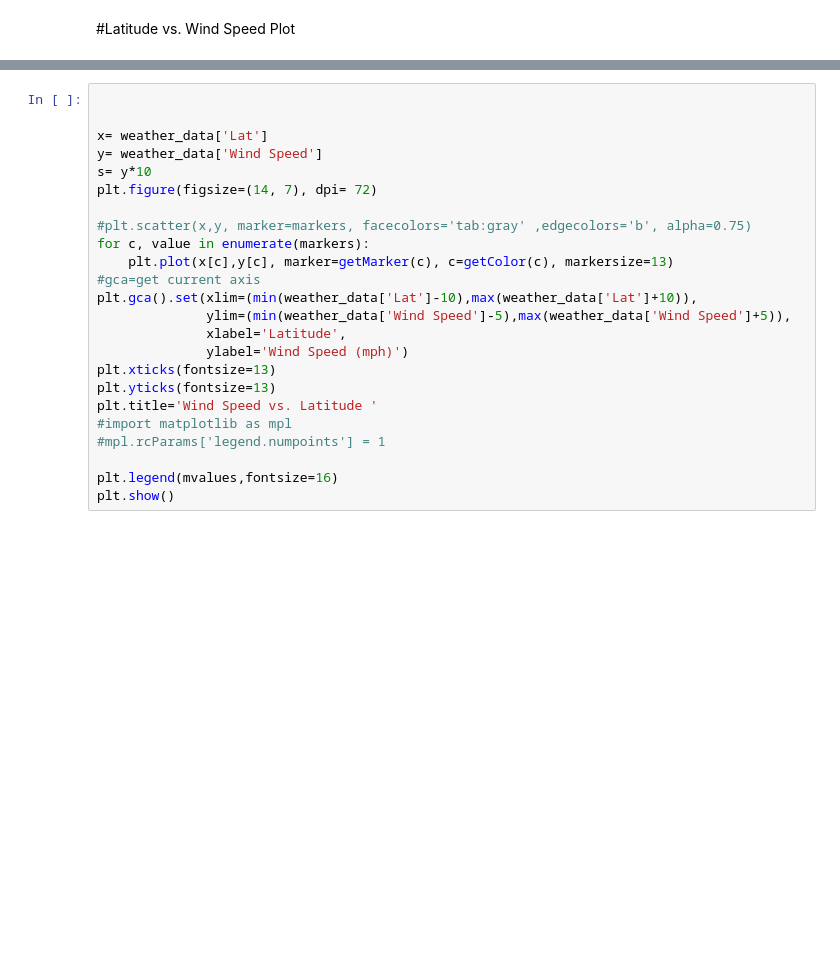
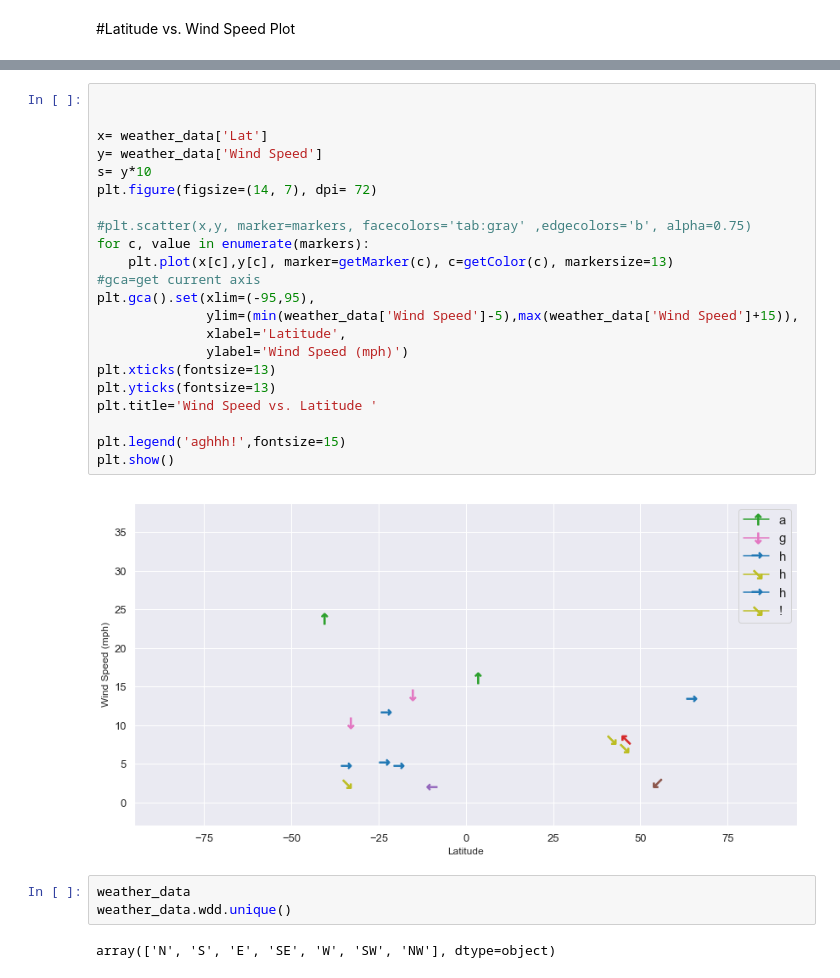
Before and after one commit to hvannia/WeatherPy, a Jupyter notebook: WeatherPy.ipynb, the cells around one changed output, grey strips where cells are left out. Drawn from its saved outputs; the diff is of its cells as text; blank space fills up the shorter version.

```diff
--- a/WeatherPy.ipynb
+++ b/WeatherPy.ipynb
@@ -250,24 +266,29 @@ def getColor(i):
 # %%
 
 
 x= weather_data['Lat']
 y= weather_data['Wind Speed']
 s= y*10
 plt.figure(figsize=(14, 7), dpi= 72)
 
 #plt.scatter(x,y, marker=markers, facecolors='tab:gray' ,edgecolors='b', alpha=0.75)
 for c, value in enumerate(markers):
     plt.plot(x[c],y[c], marker=getMarker(c), c=getColor(c), markersize=13)
 #gca=get current axis
-plt.gca().set(xlim=(min(weather_data['Lat']-10),max(weather_data['Lat']+10)),
-              ylim=(min(weather_data['Wind Speed']-5),max(weather_data['Wind Speed']+5)),
+plt.gca().set(xlim=(-95,95),
+              ylim=(min(weather_data['Wind Speed']-5),max(weather_data['Wind Speed']+15)),
               xlabel='Latitude',
               ylabel='Wind Speed (mph)')
 plt.xticks(fontsize=13)
 plt.yticks(fontsize=13)
 plt.title='Wind Speed vs. Latitude '
-#import matplotlib as mpl
-#mpl.rcParams['legend.numpoints'] = 1
 
-plt.legend(mvalues,fontsize=16)
+plt.legend('aghhh!',fontsize=15)
 plt.show()
+# %% [output]
+[figure, added]
+# %%
+weather_data
+weather_data.wdd.unique()
+# %% [output]
+array(['N', 'S', 'E', 'SE', 'W', 'SW', 'NW'], dtype=object)
```
Also changed, not shown: parts of 9 cells of this notebook.
